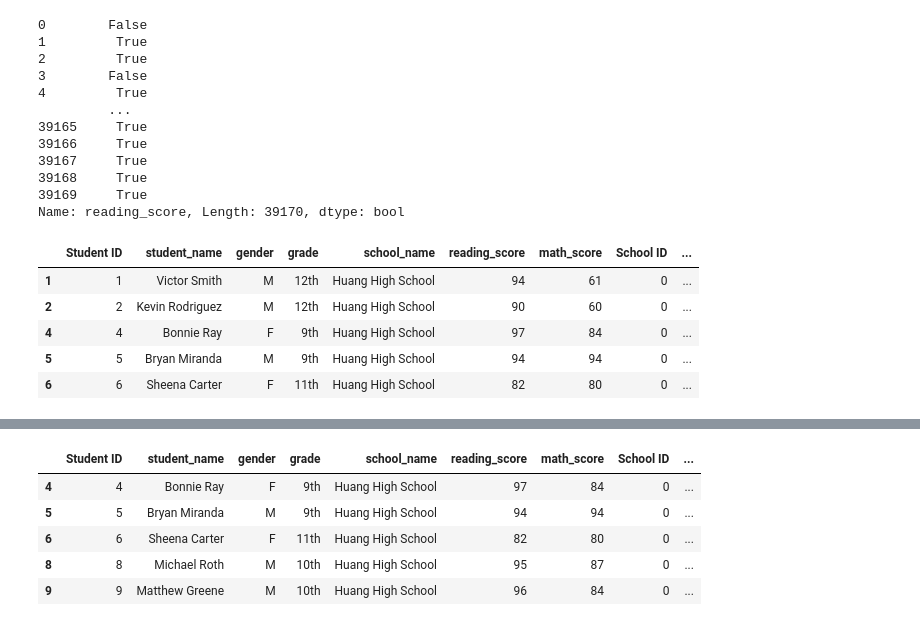
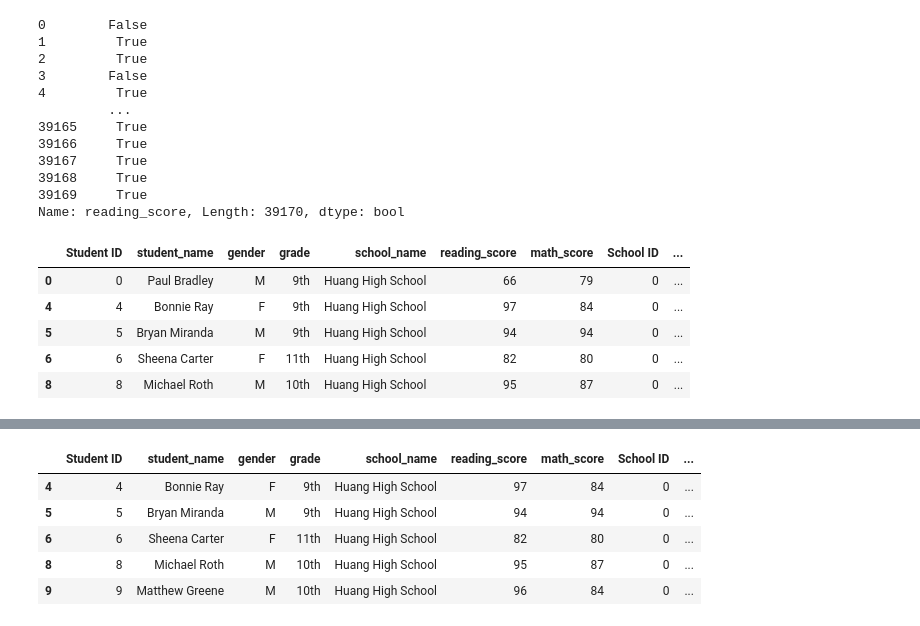
Before and after one commit to archinarula/School_District_Analysis, a Jupyter notebook: PyCitySchools.ipynb, the cells around one changed output, grey strips where cells are left out. Cells and saved outputs as stored; diff of their text form; code cells hidden in the pictures.

```diff
--- a/PyCitySchools.ipynb
+++ b/PyCitySchools.ipynb
@@ -278,16 +275,13 @@ passing_reading
 39169     True
 Name: reading_score, Length: 39170, dtype: bool
 # %%
-# Get all the students who are passing math and reading in a new DataFrame.
+# Get all the students who are passing math in a new DataFrame.
 passing_math = school_data_complete_df[school_data_complete_df["math_score"] >= 70]
 passing_math.head()
-passing_reading = school_data_complete_df[school_data_complete_df["reading_score"] >= 70]
-passing_math.head()
-passing_reading.head()
 # %% [output]
 |  | Student ID | student_name | gender | grade | school_name | reading_score | math_score | School ID | ... |
-| 1 | 1 | Victor Smith | M | 12th | Huang High School | 94 | 61 | 0 | ... |
-| 2 | 2 | Kevin Rodriguez | M | 12th | Huang High School | 90 | 60 | 0 | ... |
+| 0 | 0 | Paul Bradley | M | 9th | Huang High School | 66 | 79 | 0 | ... |
 | 4 | 4 | Bonnie Ray | F | 9th | Huang High School | 97 | 84 | 0 | ... |
 | 5 | 5 | Bryan Miranda | M | 9th | Huang High School | 94 | 94 | 0 | ... |
 | 6 | 6 | Sheena Carter | F | 11th | Huang High School | 82 | 80 | 0 | ... |
+| 8 | 8 | Michael Roth | M | 10th | Huang High School | 95 | 87 | 0 | ... |
```
Also changed, not shown: parts of 35 cells of this notebook.
